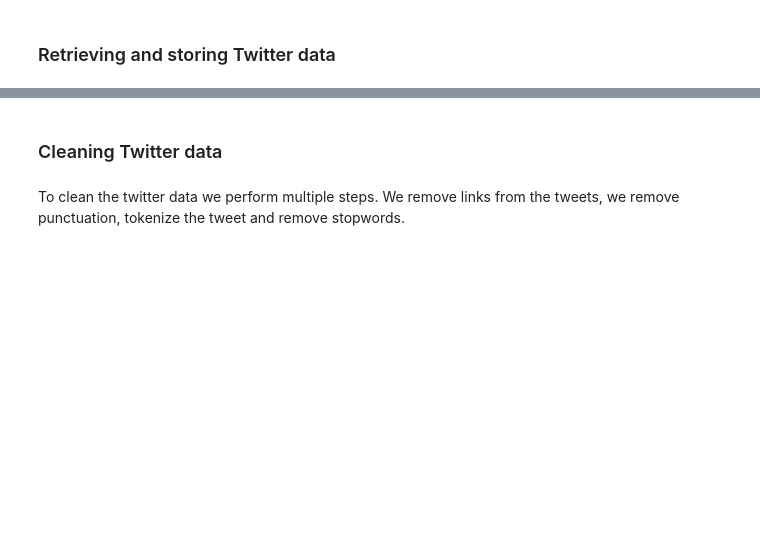
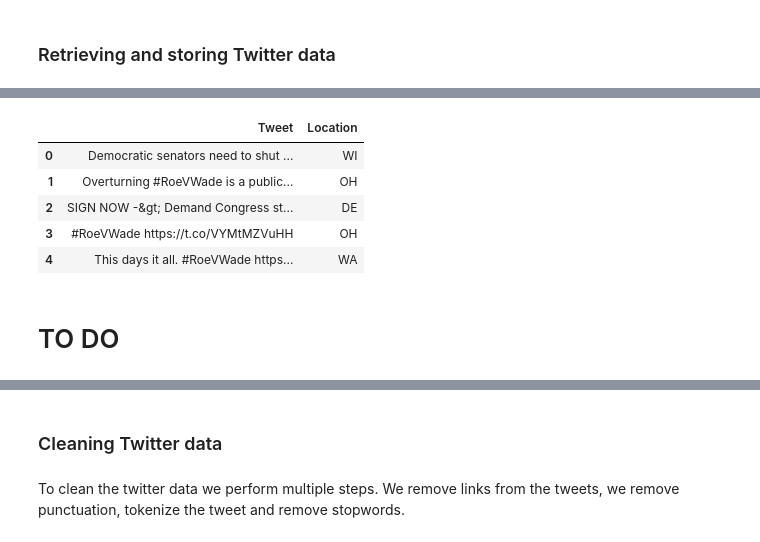
Before and after one commit to dewispooren/socialweb_finalproject, a Jupyter notebook: Final_Project.ipynb, the cells around one changed output, grey strips where cells are left out. Cells and saved outputs as stored; diff of their text form; code cells hidden in the pictures; blank space fills up the shorter version.

```diff
--- a/Final_Project.ipynb
+++ b/Final_Project.ipynb
@@ -50,0 +166,14 @@ print(len(twitter_data))
+# %%
+final_df = df[['Tweet', 'Last']].copy()
+final_df.rename(columns={'Last':'Location'}, inplace=True)
+
+final_df.head(5)
+# %% [output]
+|  | Tweet | Location |
+| 0 | Democratic senators need to shut ... | WI |
+| 1 | Overturning #RoeVWade is a public... | OH |
+| 2 | SIGN NOW -&gt; Demand Congress st... | DE |
+| 3 | #RoeVWade https://t.co/VYMtMZVuHH | OH |
+| 4 | This days it all. #RoeVWade https... | WA |
+# %% [markdown]
+# TO DO
```
Also changed, not shown: parts of 38 cells of this notebook, 2 other files.
